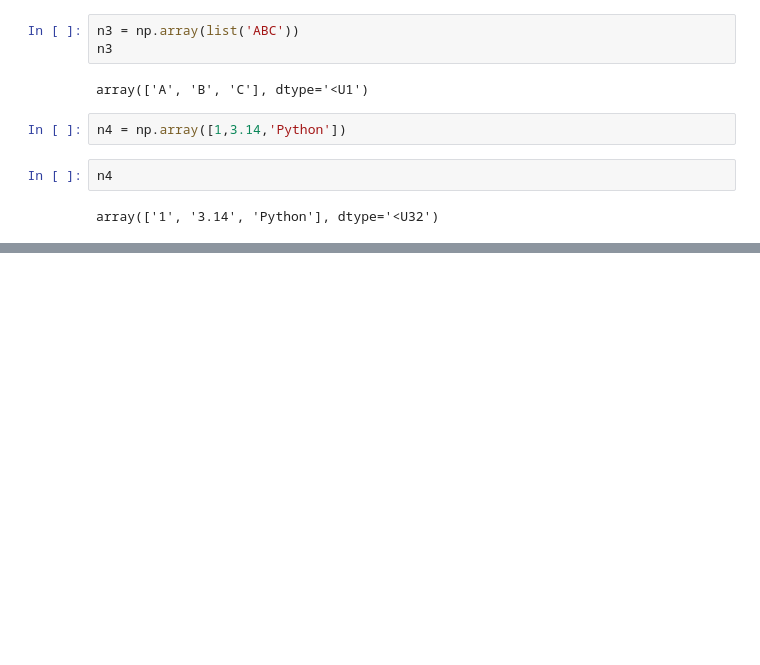
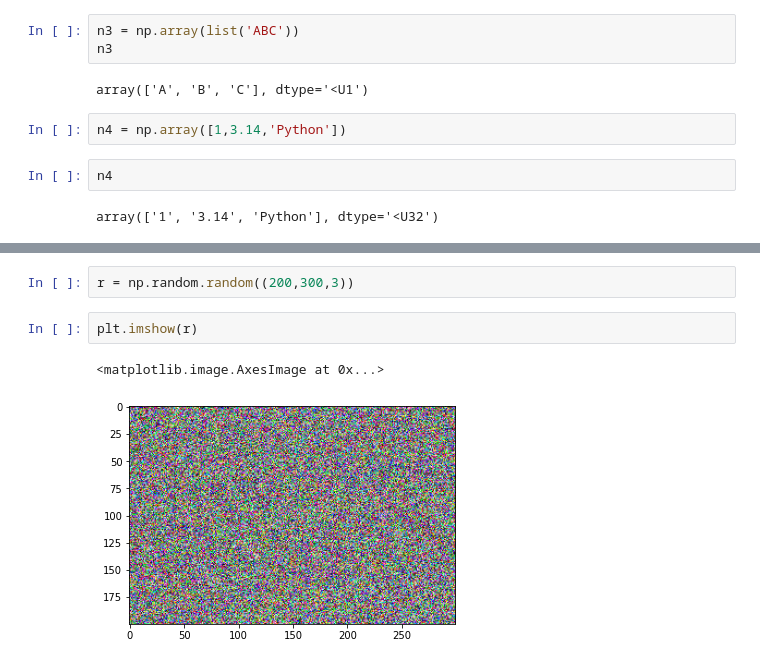
Before and after one commit to BDFD-Online-Project/DataAnalyst_01_PythonTool, a Jupyter notebook: Lesson2.ipynb, the cells around one changed output, grey strips where cells are left out. Drawn from its saved outputs; the diff is of its cells as text; blank space fills up the shorter version.

```diff
--- a/Lesson2.ipynb
+++ b/Lesson2.ipynb
@@ -81,0 +140,7 @@ Type:      function
+# %%
+r = np.random.random((200,300,3))
+# %%
+plt.imshow(r)
+# %% [output]
+<matplotlib.image.AxesImage at 0x...>
+[figure, added]
```
Also changed, not shown: parts of 27 cells of this notebook.
